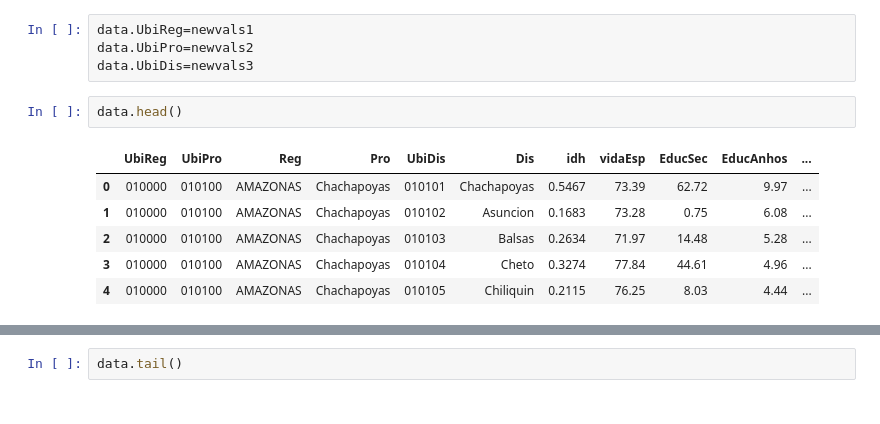
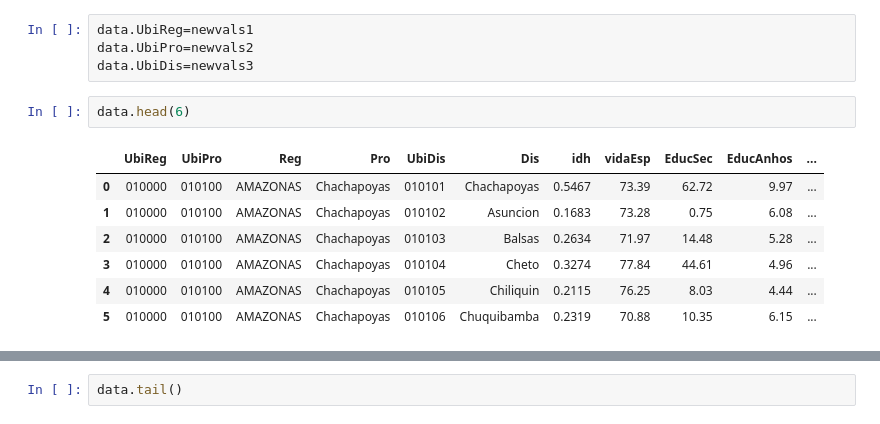
Before and after one commit to InvestigacionEscuelaGobPUCP/training, a Jupyter notebook: clase1.ipynb, the cells around one changed output, grey strips where cells are left out. Drawn from its saved outputs; the diff is of its cells as text.

```diff
--- a/clase1.ipynb
+++ b/clase1.ipynb
@@ -70,11 +70,12 @@ data.UbiReg=newvals1
 data.UbiPro=newvals2
 data.UbiDis=newvals3
 # %%
-data.head()
+data.head(6)
 # %% [output]
 |  | UbiReg | UbiPro | Reg | Pro | UbiDis | Dis | idh | vidaEsp | EducSec | EducAnhos | ... |
 | 0 | 010000 | 010100 | AMAZONAS | Chachapoyas | 010101 | Chachapoyas | 0.5467 | 73.39 | 62.72 | 9.97 | ... |
 | 1 | 010000 | 010100 | AMAZONAS | Chachapoyas | 010102 | Asuncion | 0.1683 | 73.28 | 0.75 | 6.08 | ... |
 | 2 | 010000 | 010100 | AMAZONAS | Chachapoyas | 010103 | Balsas | 0.2634 | 71.97 | 14.48 | 5.28 | ... |
 | 3 | 010000 | 010100 | AMAZONAS | Chachapoyas | 010104 | Cheto | 0.3274 | 77.84 | 44.61 | 4.96 | ... |
 | 4 | 010000 | 010100 | AMAZONAS | Chachapoyas | 010105 | Chiliquin | 0.2115 | 76.25 | 8.03 | 4.44 | ... |
+| 5 | 010000 | 010100 | AMAZONAS | Chachapoyas | 010106 | Chuquibamba | 0.2319 | 70.88 | 10.35 | 6.15 | ... |
```
Also changed, not shown: parts of 5 cells of this notebook.
